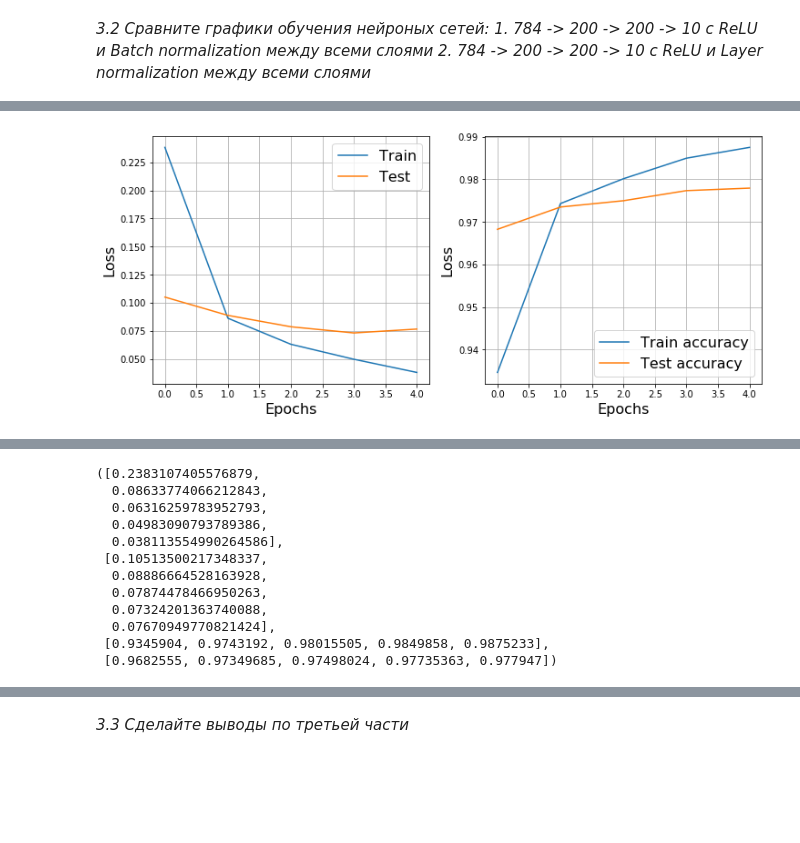
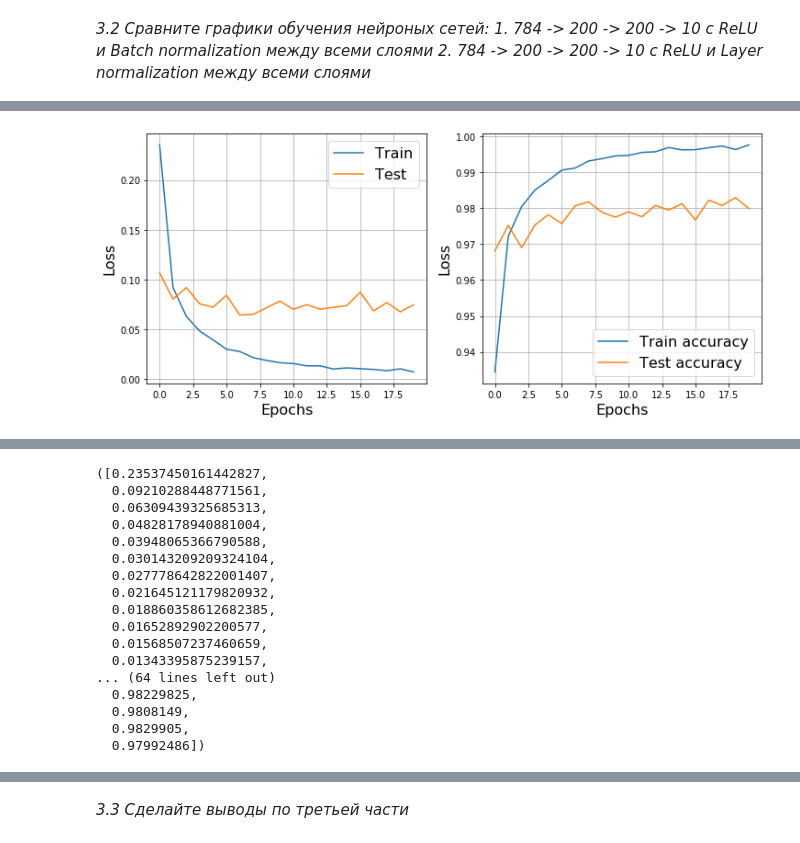
Before and after one commit to excander/neural_networks_sphere_2, a Jupyter notebook: Seminar 5/miklin_5 [2019], Speedup.ipynb, the cells around one changed output, grey strips where cells are left out. Saved outputs shown, nothing was run; the diff lists cells and outputs as text; code cells hidden in the pictures; blank space fills up the shorter version.

```diff
--- a/Seminar 5/miklin_5 [2019], Speedup.ipynb
+++ b/Seminar 5/miklin_5 [2019], Speedup.ipynb
@@ -380,11 +373,11 @@ Wall time: 3min 14s
 # %%
 %%time
-network = nn.Sequential(DropConnect(784, 100, p=0.5),
+network = nn.Sequential(DropConnect(784, 200, p=0.5),
                         nn.ReLU(),
-                        DropConnect(100, 100, p=0.5),
+                        DropConnect(200, 200, p=0.5),
                         nn.ReLU(),
-                        nn.Linear(100, 10),
+                        nn.Linear(200, 10),
                         nn.LogSoftmax())
 
-train(network, train_loader, test_loader, 10, 0.001, ravel_init=True)
+train(network, train_loader, test_loader, 20, 0.001, ravel_init=True)
 # %% [output]
@@ -445,5 +438,5 @@ network = nn.Sequential(nn.Linear(784, 200),
                         nn.Linear(200, 10),
                         nn.LogSoftmax()
                        )
-train(network, train_loader, test_loader, 5, 0.001, ravel_init=True)
+train(network, train_loader, test_loader, 20, 0.001, ravel_init=True)
 # %% [output]
@@ -466,12 +463,0 @@ Wall time: 1min 49s
-# %%
-%%time
-network = nn.Sequential(nn.Linear(784, 200),
-                        nn.LayerNorm(200, elementwise_affine=False),
-                        nn.ReLU(),
-                        nn.Linear(200, 200),
-                        nn.LayerNorm(200, elementwise_affine=False),
-                        nn.ReLU(),
-                        nn.Linear(200, 10),
-                        nn.LogSoftmax()
-                       )
-train(network, train_loader, test_loader, 5, 0.001, ravel_init=True)
@@ -495,12 +463,0 @@ Wall time: 1min 53s
-# %%
-%%time
-network = nn.Sequential(nn.Linear(784, 200),
-                        LayerNormalization(),
-                        nn.ReLU(),
-                        nn.Linear(200, 200),
-                        LayerNormalization(),
-                        nn.ReLU(),
-                        nn.Linear(200, 10),
-                        nn.LogSoftmax()
-                       )
-train(network, train_loader, test_loader, 5, 0.01, ravel_init=True)
@@ -539,5 +479,5 @@ network = nn.Sequential(nn.Linear(784, 200),
                         nn.Linear(200, 10),
                         nn.LogSoftmax()
                        )
-train(network, train_loader, test_loader, 5, 0.001, ravel_init=True)
+train(network, train_loader, test_loader, 20, 0.001, ravel_init=True)
 # %% [output]
@@ -545 +485 @@ Epoch 4... (Train/Test) NLL: 0.038/0.077        Accuracy: 0.988/0.978
-[figure, old version]
+[figure, new version]
@@ -548,12 +488,17 @@ Wall time: 1min 53s
-([0.2383107405576879,
-  0.08633774066212843,
-  0.06316259783952793,
-  0.04983090793789386,
-  0.038113554990264586],
- [0.10513500217348337,
-  0.08886664528163928,
-  0.07874478466950263,
-  0.07324201363740088,
-  0.07670949770821424],
- [0.9345904, 0.9743192, 0.98015505, 0.9849858, 0.9875233],
- [0.9682555, 0.97349685, 0.97498024, 0.97735363, 0.977947])
+([0.23537450161442827,
+  0.09210288448771561,
+  0.06309439325685313,
+  0.04828178940881004,
+  0.03948065366790588,
+  0.030143209209324104,
+  0.027778642822001407,
+  0.021645121179820932,
+  0.018860358612682385,
+  0.01652892902200577,
+  0.01568507237460659,
+  0.01343395875239157,
+... (64 lines left out)
+  0.98229825,
+  0.9808149,
+  0.9829905,
+  0.97992486])
```
Also changed, not shown: parts of 13 cells of this notebook.
